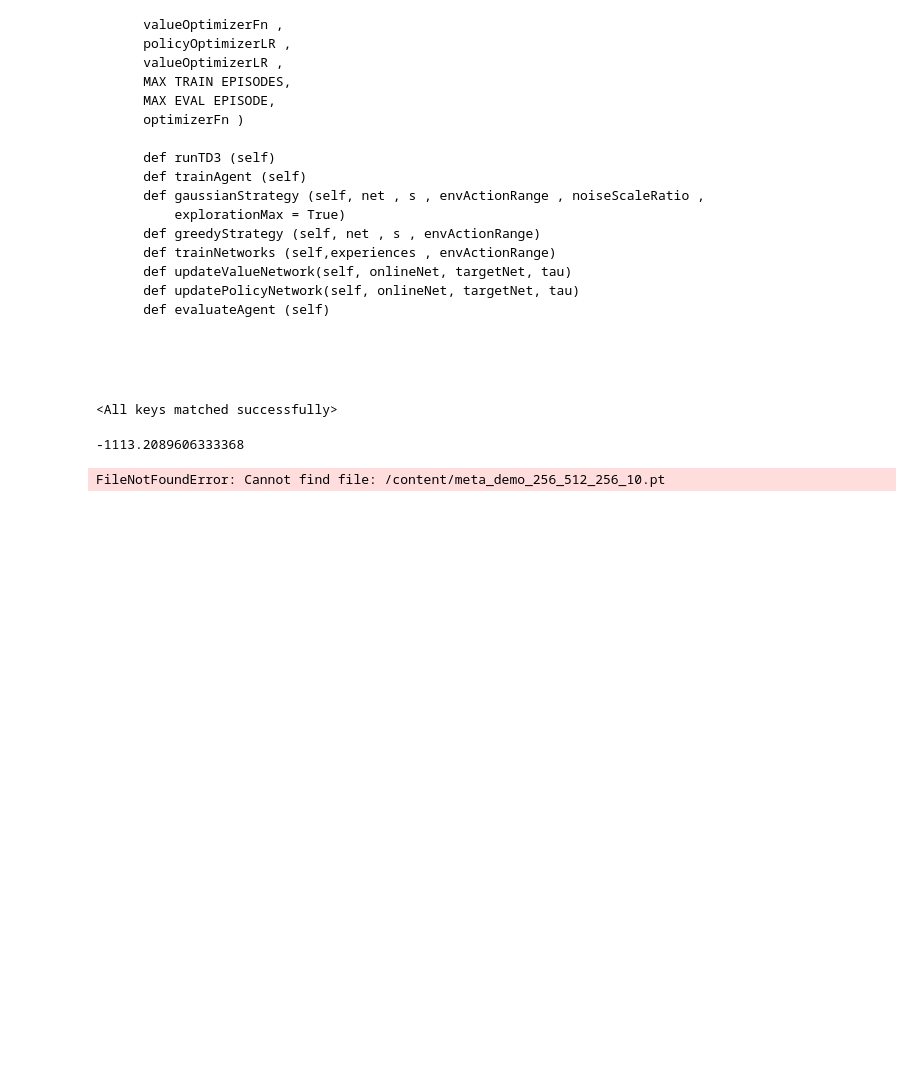
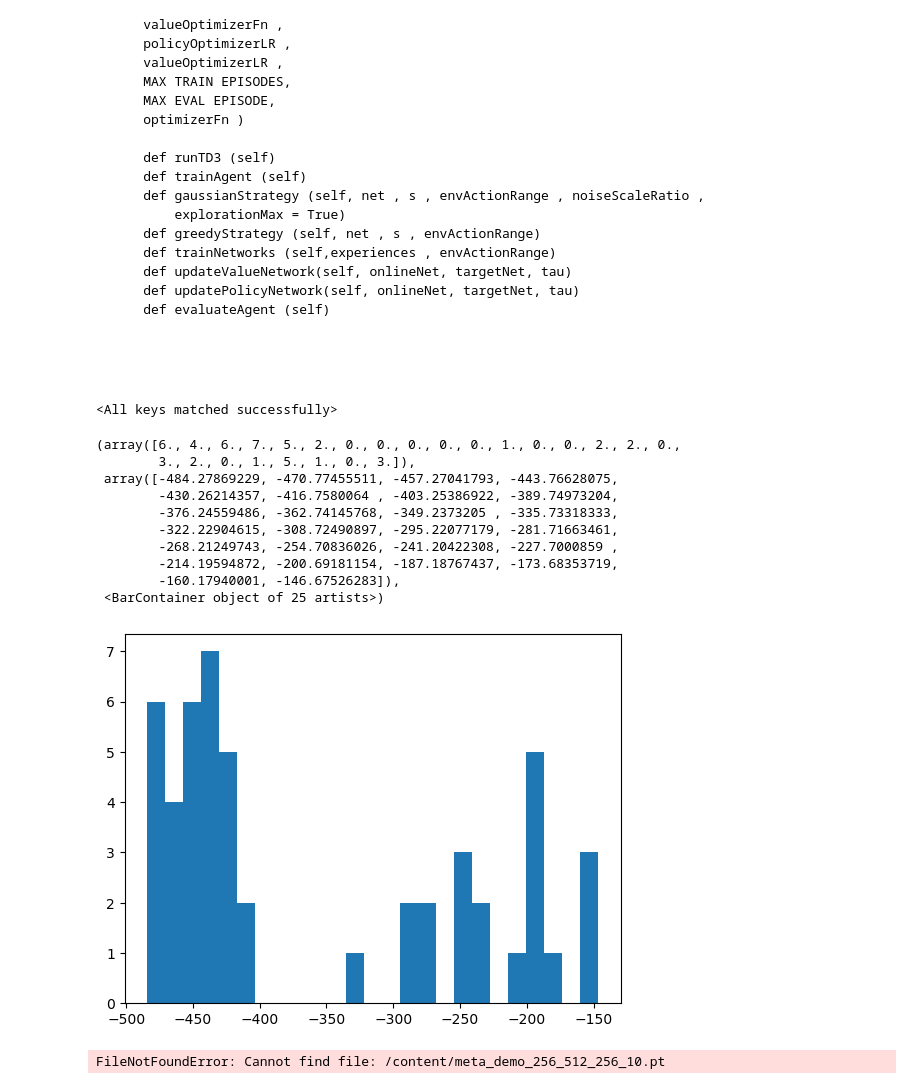
Before and after one commit to Sanjeet2601/MAML-RL-Project, a Jupyter notebook: meta_demo.ipynb, the cells around one changed output. Cells and saved outputs as stored; diff of their text form; code cells hidden in the pictures; blank space fills up the shorter version.

Commit message:
modified meta_demo with plots

```diff
--- a/meta_demo.ipynb
+++ b/meta_demo.ipynb
@@ -1621,20 +1622,24 @@ class TD3(TD3):
 # print(env.action_space)
 target_angle = 1*np.pi/2
 g = 0.0
-env = gym.make("mypendu1", render_mode="human",end = target_angle,g=g)
+env = gym.make("mypendu1", render_mode=None,end = target_angle,g=g)
 minSamples = 128
 epochs = 1
 noiseScaleRatio = 1
 nshots=1
 # loss_fn = nn.SmoothL1Loss()
 loss_fn = nn.MSELoss()
-td3 = TD3(env,0,0.99,0.005,100000,256,[256,512,256],1,1,1,'adam','adam',0.0005,0.0005,1,1,32,_,200)
+# td3 = TD3(env,0,0.99,0.005,100000,256,[256,512,256],1,1,1,'adam','adam',0.0005,0.0005,1,1,16,_,100)
+td3 = TD3(env,0,0.99,0.005,100000,256,[100,100],1,1,1,'adam','adam',0.0005,0.0005,1,1,16,_,100)
 # plt_list = td3.runTD3()
 # td3.runTD3maml(100,20,nshots=nshots,g=0)
 # %%
-pth = 'meta_demo_256_512_256_15_7.pt'
-'meta_demo_256_512_256_10.pt'
+'meta_demo_256_512_256_15_7.pt'
+# pth = 'meta_demo_256_512_256_10.pt'
 'meta_demo_256_512_512_256_25_2.pt'
+'reptile_demo_256_512_256_15_7.pt'
+pth = 'reptile_demo_256_512_256_30_7.pt'
+'reptile_demo_256_512_512_256_25_2.pt'
 chkpt = torch.load(pth)
 td3.ovnet1.load_state_dict(chkpt["ovnet1"])
 td3.ovnet2.load_state_dict(chkpt["ovnet2"])
@@ -1645,10 +1650,23 @@ td3.tpnet.load_state_dict(chkpt["tpnet"])
 # %% [output]
 <All keys matched successfully>
 # %%
-env = gym.make("mypendu1", render_mode = None,end = np.pi/2,g=0)
-td3.meta_test(env,nshots=7)
+env = gym.make("mypendu1", render_mode = None,start = [1*np.pi/4,0.01],end = np.pi/2,g=0)
+loss = []
+for _ in range(50):
+    loss.append(td3.meta_test(env,nshots=1))
+plt.hist(loss,bins=25)
 # %% [output]
--1113.2089606333368
+(array([6., 4., 6., 7., 5., 2., 0., 0., 0., 0., 0., 1., 0., 0., 2., 2., 0.,
+        3., 2., 0., 1., 5., 1., 0., 3.]),
+ array([-484.27869229, -470.77455511, -457.27041793, -443.76628075,
+        -430.26214357, -416.7580064 , -403.25386922, -389.74973204,
+        -376.24559486, -362.74145768, -349.2373205 , -335.73318333,
+        -322.22904615, -308.72490897, -295.22077179, -281.71663461,
+        -268.21249743, -254.70836026, -241.20422308, -227.7000859 ,
+        -214.19594872, -200.69181154, -187.18767437, -173.68353719,
+        -160.17940001, -146.67526283]),
+ <BarContainer object of 25 artists>)
+[figure, added]
 # %%
 # pth = "meta_demo_256_512_256_10.pt"
 # torch.save({"tvnet1":td3.tvnet1.state_dict(),
```
Also changed, not shown: parts of 2 cells of this notebook.
